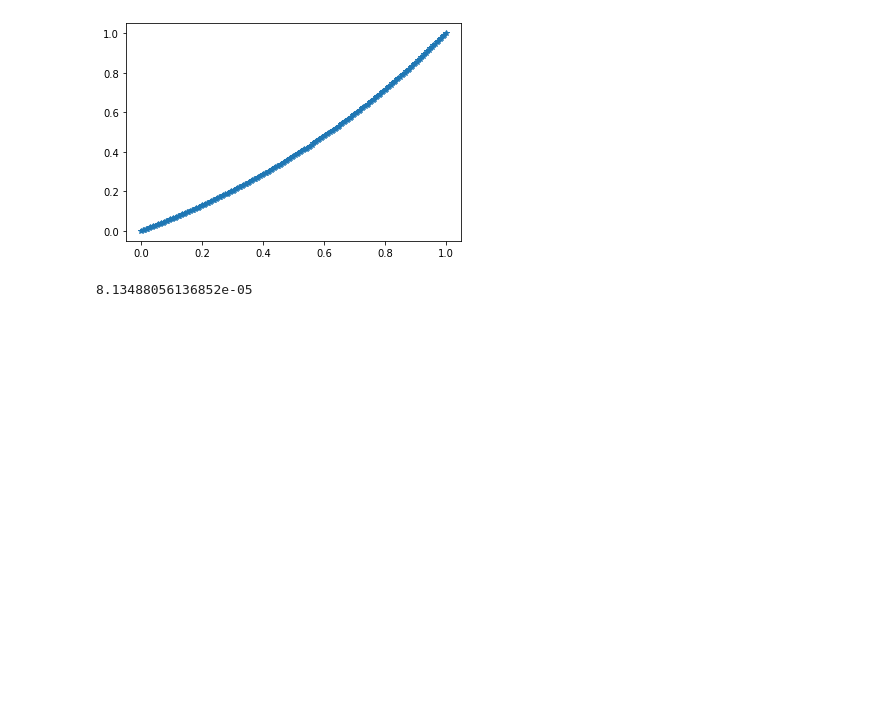
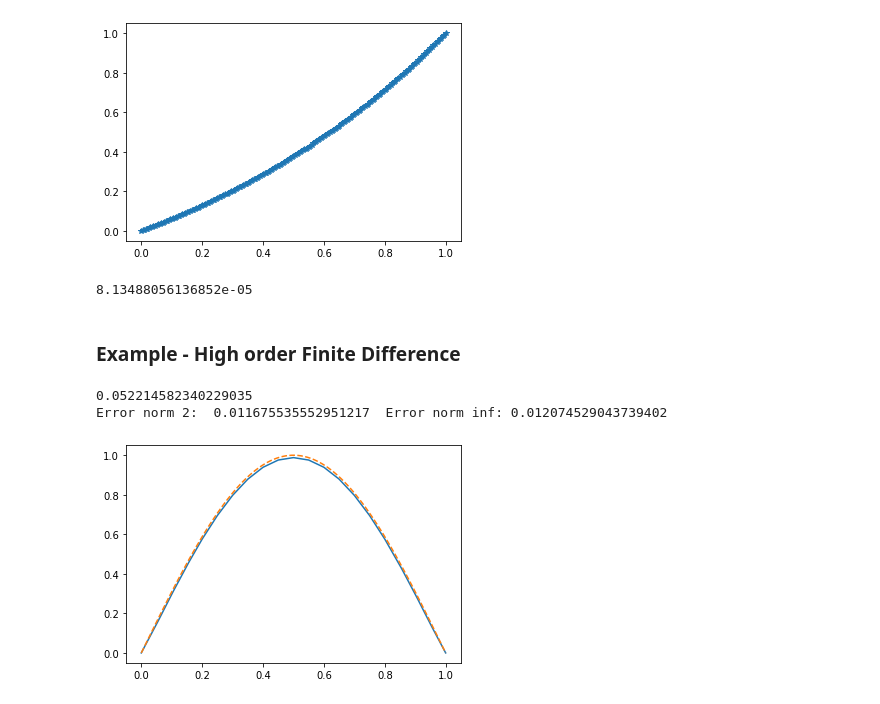
Before and after one commit to UZerbinati/Suite, a Jupyter notebook: Docs/PDE/FiniteDifferenceElliptic.ipynb, the cells around one changed output. Drawn from its saved outputs; the diff is of its cells as text; code cells hidden in the pictures; blank space fills up the shorter version.

```diff
--- a/Docs/PDE/FiniteDifferenceElliptic.ipynb
+++ b/Docs/PDE/FiniteDifferenceElliptic.ipynb
@@ -290,3 +336,44 @@ err = u_vec+(-1)*ue_vec;
 err.norm(2)
 # %% [output]
 8.13488056136852e-05
+# %% [markdown]
+### Example - High order Finite Difference
+# %%
+I = line(0.0,1.0)
+h=0.05
+mesh = Mesh(1);
+mesh.UniformMesh(I,h)
+u0 = MeshFunction(mesh,1)
+u0.pushFunction(lambda p: [0*p[0]])
+u0_vec = u0.vec_export()
+v0 = vec(u0_vec.len())
+v0[1]=0.0;
+v0[v0.len()]=0.0;
+u0.vec_import(v0)
+bc = BoundaryCondition("DIRICHLET",u0)
+HFD = HOFiniteDifference(mesh,3)
+M=HFD.LaplaceOp(bc)+HFD.BoundaryOp(bc)
+f = MeshFunction(mesh,1)
+f.pushFunction(lambda p: [-(np.pi**2)*np.sin(np.pi*p[0])])
+f_vec = f.vec_export()
+fbc = bc.HOApply(f_vec,[(12*h**2)*np.sin(np.pi*(-2*h)),(12*h**2)*np.sin(np.pi*(1.0+2*h))])
+uhnp = solve(spmat2npmat(M),np.array(fbc.to_Array()));
+uh = MeshFunction(mesh,1)
+uh.pushFunction(lambda p: [0])
+uh_vec = uh.vec_export();
+uh_vec.from_Array(list(uhnp))
+uh.vec_import(uh_vec)
+u = MeshFunction(mesh,1)
+u.pushFunction(lambda p: [np.sin(np.pi*p[0])])
+u_vec=u.vec_export()
+Draw(uh,mesh,1,'-')
+plt.plot(np.linspace(0,1,100),[np.sin(np.pi*x) for x in np.linspace(0,1,100)],'--')
+err = MeshFunction(mesh,1)
+err.pushFunction(lambda p: [0*p[0]])
+err.vec_import((uh_vec+(-1)*u_vec))
+print((uh_vec+(-1)*u_vec).norm(2))
+print("Error norm 2: ",err.norm(2)," Error norm inf:",max([abs(e) for e in (uh_vec-u_vec).to_Array()[1:-1]]))
+# %% [output]
+0.052214582340229035
+Error norm 2:  0.011675535552951217  Error norm inf: 0.012074529043739402
+[figure, added]
```
Also changed, not shown: parts of 3 cells of this notebook, 22 other files.
